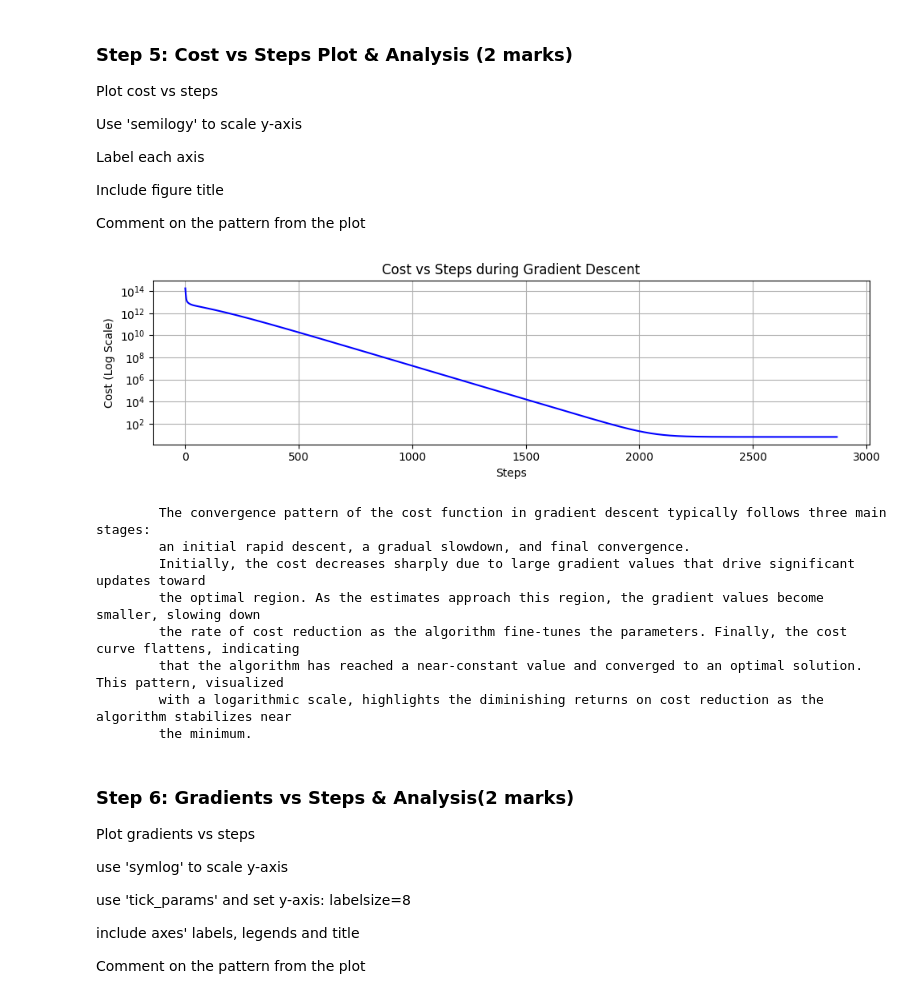
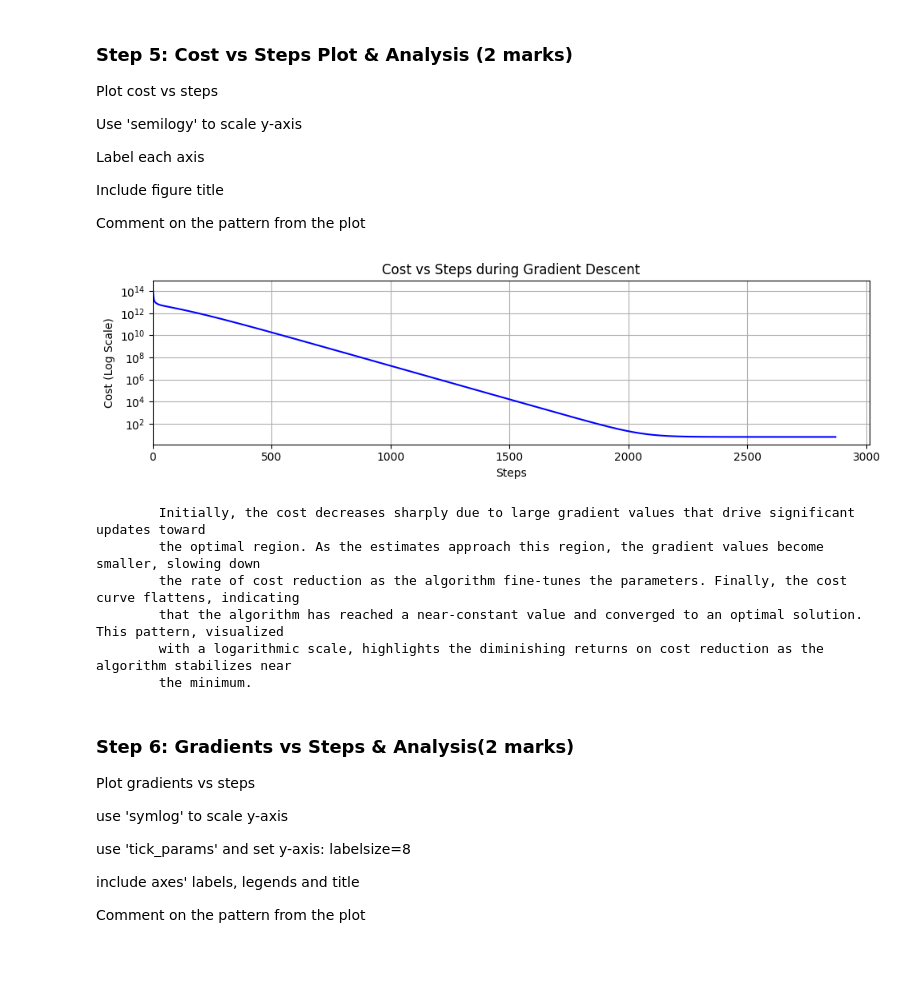
Before and after one commit to rbawah/engg680_2024_fall_group7, a Jupyter notebook: Lab_Assignment3/Assignment3.ipynb, the cells around one changed output. Cells and saved outputs as stored; diff of their text form; code cells hidden in the pictures; blank space fills up the shorter version.

```diff
--- a/Lab_Assignment3/Assignment3.ipynb
+++ b/Lab_Assignment3/Assignment3.ipynb
@@ -366,30 +366,27 @@ Comment on the pattern from the plot
 # %%
 fig, ax = plt.subplots(nrows=1, ncols=1, figsize=(10, 3))
 ax.semilogy(arr_cost, color="blue")
 ax.set_xlabel("Steps")
 ax.set_ylabel("Cost (Log Scale)")
 ax.set_title("Cost vs Steps during Gradient Descent")
 ax.grid(True)
+ax.set_xlim(left=0)
 fig.tight_layout()
 plt.show()
 
 # Comment on the pattern
 print(
     """
-        The convergence pattern of the cost function in gradient descent typically follows three main stages:
-        an initial rapid descent, a gradual slowdown, and final convergence.
         Initially, the cost decreases sharply due to large gradient values that drive significant updates toward
         the optimal region. As the estimates approach this region, the gradient values become smaller, slowing down
         the rate of cost reduction as the algorithm fine-tunes the parameters. Finally, the cost curve flattens, indicating
         that the algorithm has reached a near-constant value and converged to an optimal solution. This pattern, visualized
         with a logarithmic scale, highlights the diminishing returns on cost reduction as the algorithm stabilizes near
         the minimum.
     """
 )
 # %% [output]
-[figure, old version]
+[figure, new version]
-        The convergence pattern of the cost function in gradient descent typically follows three main stages:
-        an initial rapid descent, a gradual slowdown, and final convergence.
         Initially, the cost decreases sharply due to large gradient values that drive significant updates toward
         the optimal region. As the estimates approach this region, the gradient values become smaller, slowing down
         the rate of cost reduction as the algorithm fine-tunes the parameters. Finally, the cost curve flattens, indicating
```
Also changed, not shown: parts of 10 cells of this notebook.
